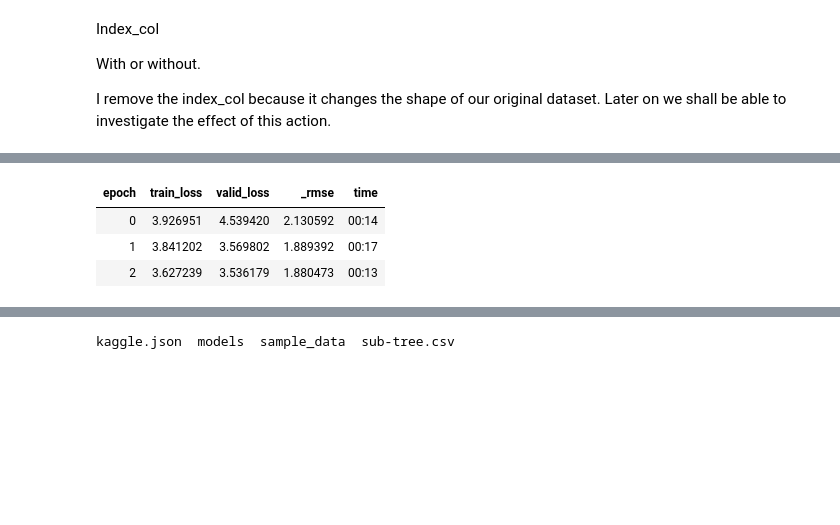
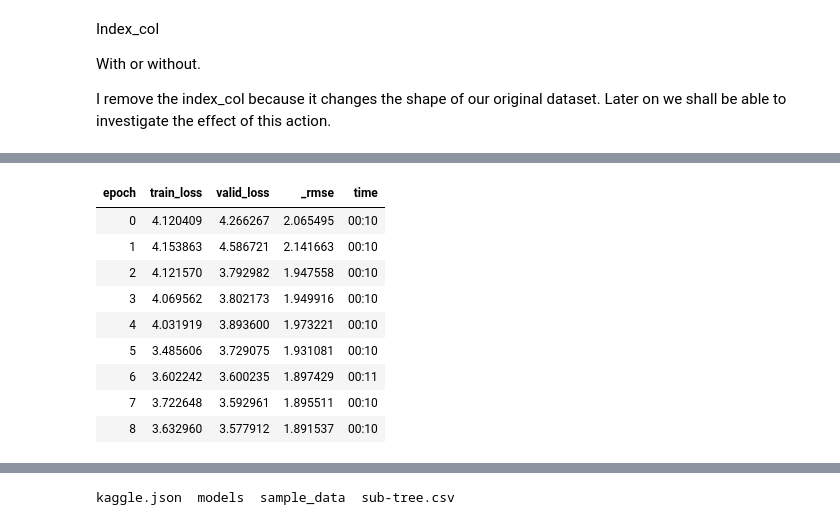
Before and after one commit to rubanzasilva/abalone_age_prediction, a Jupyter notebook: ps_s04e04.ipynb, the cells around one changed output, grey strips where cells are left out. Saved outputs shown, nothing was run; the diff lists cells and outputs as text; code cells hidden in the pictures; blank space fills up the shorter version.

```diff
--- a/ps_s04e04.ipynb
+++ b/ps_s04e04.ipynb
@@ -231,7 +235,13 @@ SuggestedLRs(slide=6.309573450380412e-07, valley=0.009120108559727669)
 # %%
-learn.fit_one_cycle(3,slice(6.509573450380412e-07, 0.009120108559727669))
+learn.fit_one_cycle(9,slice(6.309573450380412e-05, 0.013054606556892395))
 # %% [output]
 | epoch | train_loss | valid_loss | _rmse | time |
-| 0 | 3.926951 | 4.539420 | 2.130592 | 00:14 |
-| 1 | 3.841202 | 3.569802 | 1.889392 | 00:17 |
-| 2 | 3.627239 | 3.536179 | 1.880473 | 00:13 |
+| 0 | 4.120409 | 4.266267 | 2.065495 | 00:10 |
+| 1 | 4.153863 | 4.586721 | 2.141663 | 00:10 |
+| 2 | 4.121570 | 3.792982 | 1.947558 | 00:10 |
+| 3 | 4.069562 | 3.802173 | 1.949916 | 00:10 |
+| 4 | 4.031919 | 3.893600 | 1.973221 | 00:10 |
+| 5 | 3.485606 | 3.729075 | 1.931081 | 00:10 |
+| 6 | 3.602242 | 3.600235 | 1.897429 | 00:11 |
+| 7 | 3.722648 | 3.592961 | 1.895511 | 00:10 |
+| 8 | 3.632960 | 3.577912 | 1.891537 | 00:10 |
```
Also changed, not shown: parts of 43 cells of this notebook.
